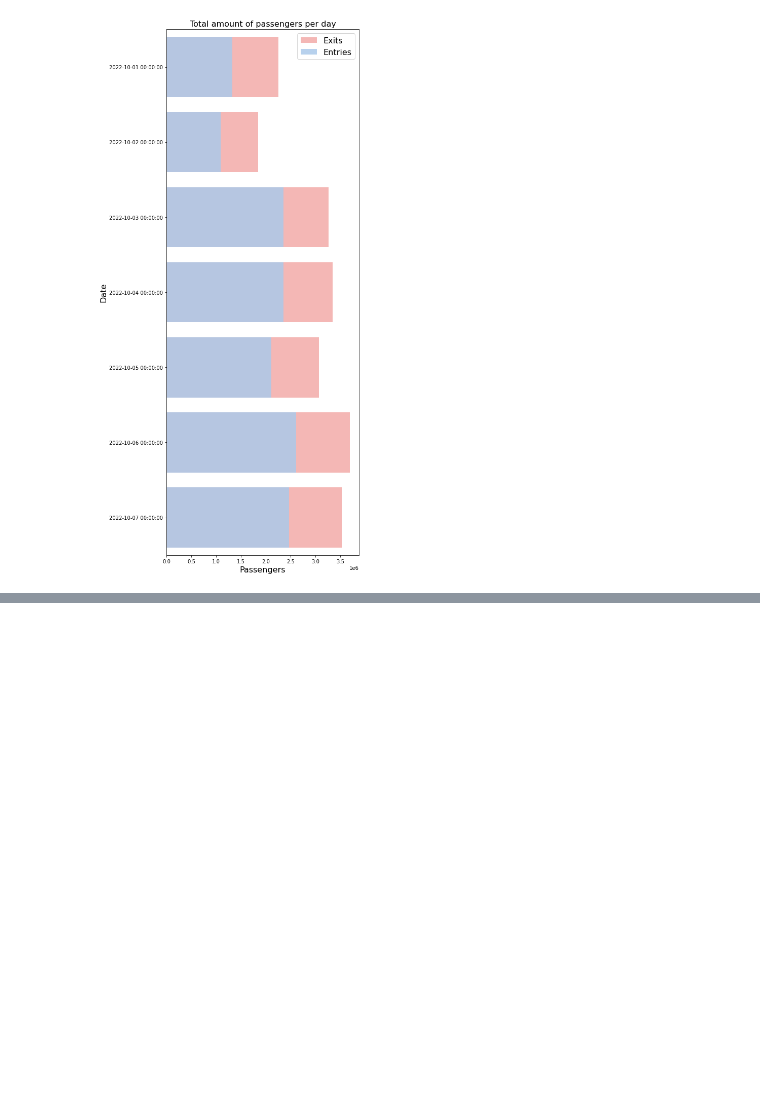
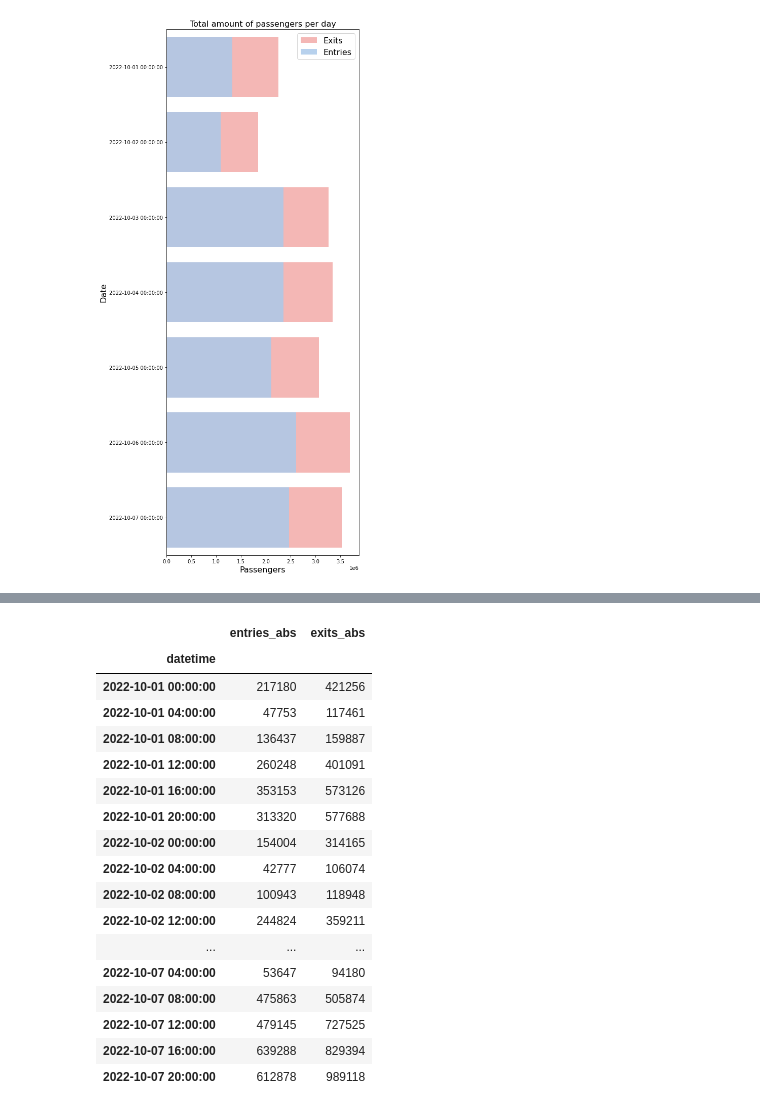
Before and after one commit to lmarett8/nyc_subway_traffic, a Jupyter notebook: notebooks/02_Gleb_EDA.ipynb, the cells around one changed output, grey strips where cells are left out. Drawn from its saved outputs; the diff is of its cells as text; code cells hidden in the pictures; blank space fills up the shorter version.

```diff
--- a/notebooks/02_Gleb_EDA.ipynb
+++ b/notebooks/02_Gleb_EDA.ipynb
@@ -125,0 +130,21 @@ plot_eda(df.resample("D").sum().sort_index(),"Total amount of passengers per day
+# %%
+df.groupby(df.index.floor("4h")).sum()
+# %% [output]
+|  | entries_abs | exits_abs |
+| datetime |  |  |
+| 2022-10-01 00:00:00 | 217180 | 421256 |
+| 2022-10-01 04:00:00 | 47753 | 117461 |
+| 2022-10-01 08:00:00 | 136437 | 159887 |
+| 2022-10-01 12:00:00 | 260248 | 401091 |
+| 2022-10-01 16:00:00 | 353153 | 573126 |
+| 2022-10-01 20:00:00 | 313320 | 577688 |
+| 2022-10-02 00:00:00 | 154004 | 314165 |
+| 2022-10-02 04:00:00 | 42777 | 106074 |
+| 2022-10-02 08:00:00 | 100943 | 118948 |
+| 2022-10-02 12:00:00 | 244824 | 359211 |
+| ... | ... | ... |
+| 2022-10-07 04:00:00 | 53647 | 94180 |
+| 2022-10-07 08:00:00 | 475863 | 505874 |
+| 2022-10-07 12:00:00 | 479145 | 727525 |
+| 2022-10-07 16:00:00 | 639288 | 829394 |
+| 2022-10-07 20:00:00 | 612878 | 989118 |
```
Also changed, not shown: parts of 10 cells of this notebook.
